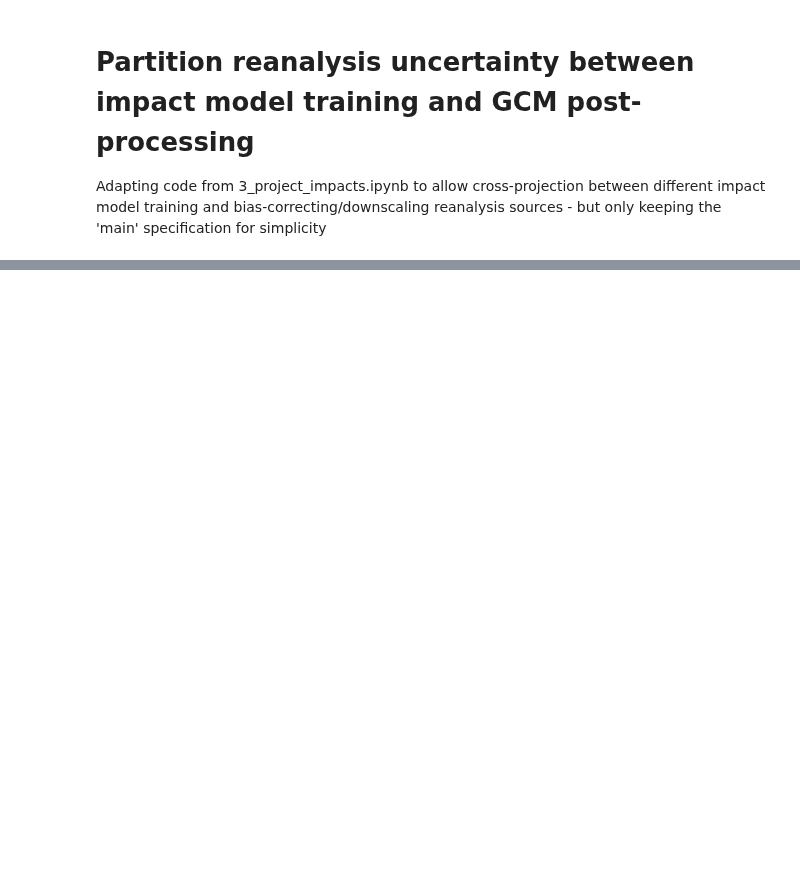
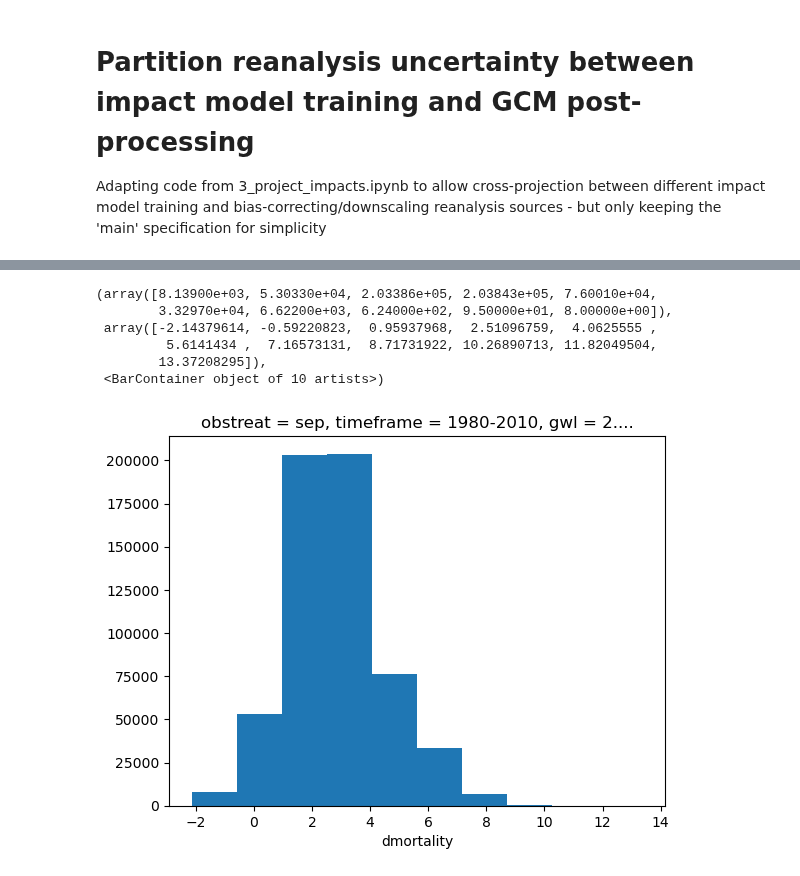
Before and after one commit to ks905383/impact_uncertainty, a Jupyter notebook: code/5_partition_obs_uncertainty.ipynb, the cells around one changed output, grey strips where cells are left out. Drawn from its saved outputs; the diff is of its cells as text; code cells hidden in the pictures; blank space fills up the shorter version.

```diff
--- a/code/5_partition_obs_uncertainty.ipynb
+++ b/code/5_partition_obs_uncertainty.ipynb
@@ -42,7 +42,7 @@ params_proc = {'mortality':{'varname':'tassumpoly','geo_typ':'impact-regions','p
 # %%
 overwrite = True
 
-for proc in ['mortality']:#params_proc:
+for proc in ['gdppc','payroll']:#params_proc:
     # Get filenames of aggregated climate predictors
     fns = np.sort(glob.glob(f'{dir_list['proc']}aggs/{params_proc[proc]['varname']}_*_{params_proc[proc]['geo_typ']}*'))
     if params_proc[proc]['popwght']:
@@ -141,0 +151,13 @@ for proc in ['mortality']:#params_proc:
+# %%
+a = (ds.sel(gwl=2,indflag='noInd').var('fit_mod').mean('proj_base').dmortality /
+ ds.sel(gwl=2,indflag='noInd').mean('fit_mod').var('proj_base').dmortality).load()
+# %%
+np.log(a).plot.hist()
+# %% [output]
+(array([8.13900e+03, 5.30330e+04, 2.03386e+05, 2.03843e+05, 7.60010e+04,
+        3.32970e+04, 6.62200e+03, 6.24000e+02, 9.50000e+01, 8.00000e+00]),
+ array([-2.14379614, -0.59220823,  0.95937968,  2.51096759,  4.0625555 ,
+         5.6141434 ,  7.16573131,  8.71731922, 10.26890713, 11.82049504,
+        13.37208295]),
+ <BarContainer object of 10 artists>)
+[figure, added]
```
Also changed, not shown: parts of 4 cells of this notebook, 3 other files.
